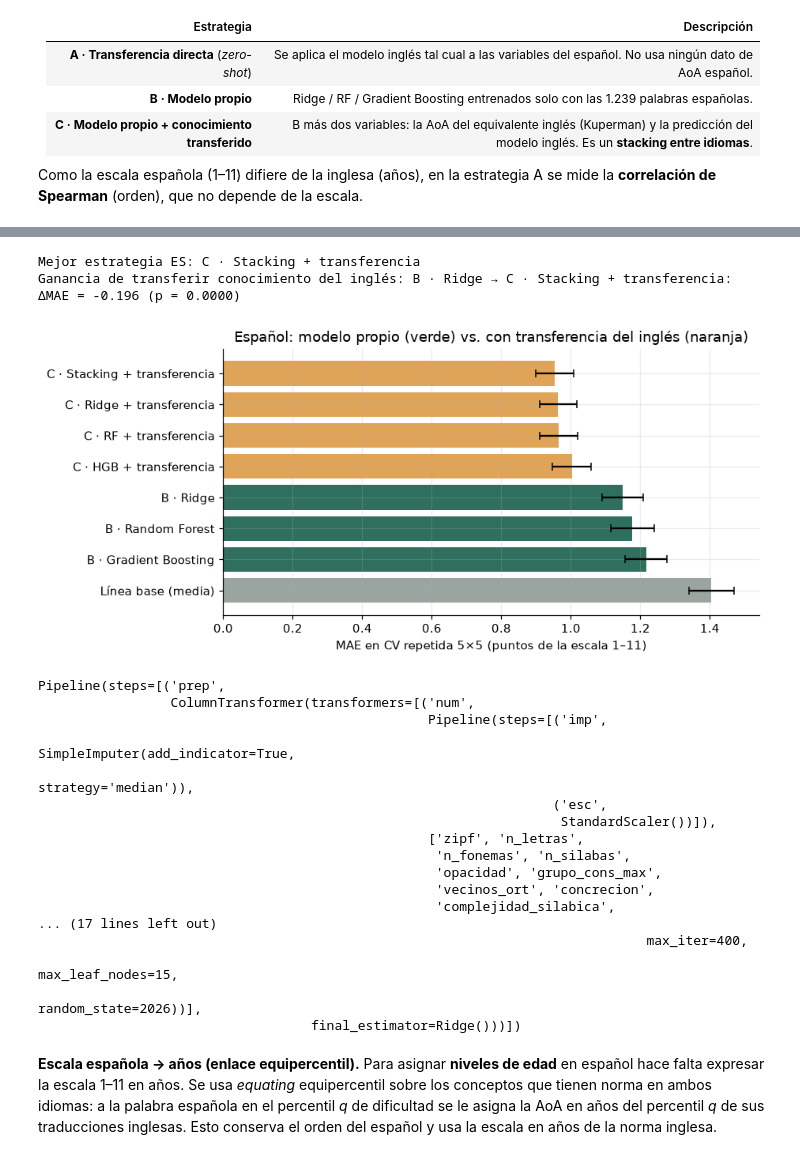
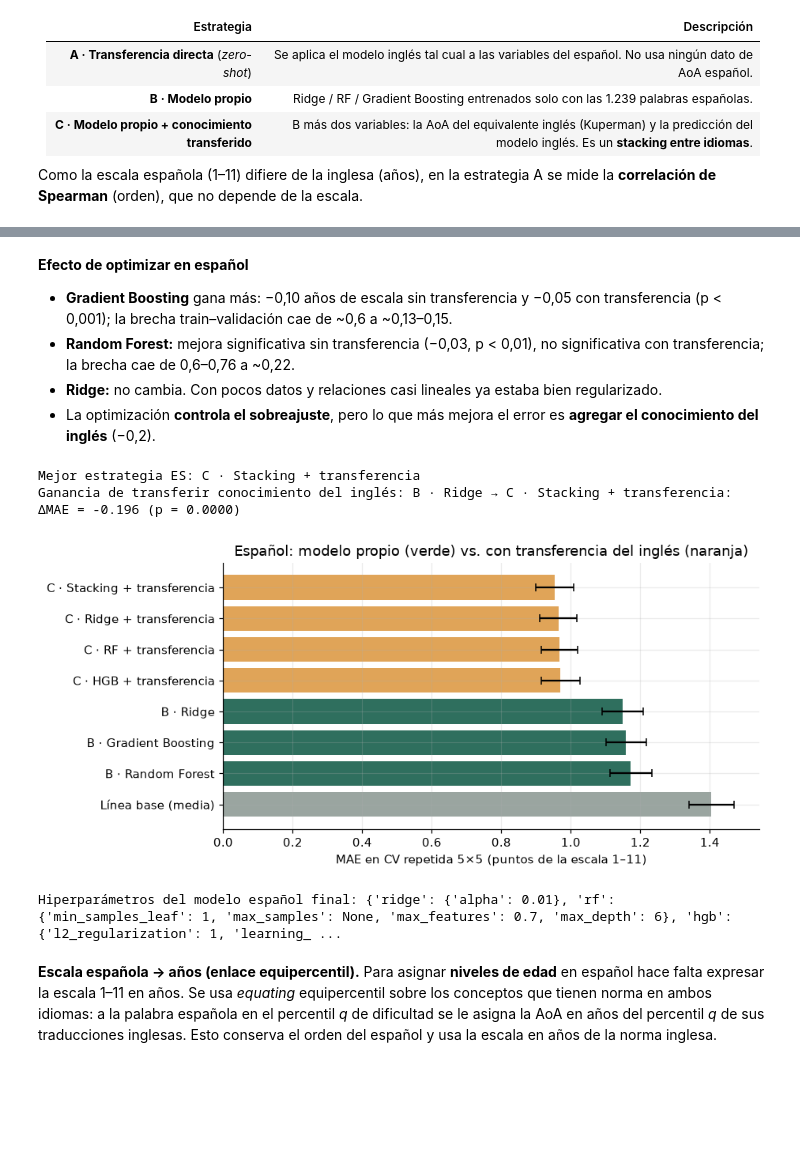
Before and after one commit to Zenith-AB/pino-app, a Jupyter notebook: eft-machine-learning/notebooks/pino_edad_adquisicion_palabras.ipynb, the cells around one changed output, grey strips where cells are left out. Saved outputs shown, nothing was run; the diff lists cells and outputs as text; code cells hidden in the pictures; blank space fills up the shorter version.

```diff
--- a/ep3-machine-learning/notebooks/pino_edad_adquisicion_palabras.ipynb
+++ b/eft-machine-learning/notebooks/pino_edad_adquisicion_palabras.ipynb
@@ -459,0 +611,11 @@ plt.tight_layout(); guardar(fig, "06_comparacion_modelos"); plt.show()
+# %%
+v = lambda n: comp.loc[n, "MAE val"]
+pares_ens = [("Bagging vs. un árbol", "Árbol de Decisión [default]", "Bagging (árboles) [default]"),
+             ("Random Forest vs. árbol optimizado", "Árbol de Decisión [optimizado]", "Random Forest [optimizado]"),
+             ("Gradient Boosting vs. árbol optimizado", "Árbol de Decisión [optimizado]", "Gradient Boosting [optimizado]"),
+             ("Gradient Boosting vs. Ridge", "Ridge [optimizado]", "Gradient Boosting [optimizado]"),
+             ("Voting vs. mejor modelo base", "Gradient Boosting [optimizado]", "Voting (Ridge+RF+HGB)"),
+             ("Stacking vs. mejor modelo base", "Gradient Boosting [optimizado]", "Stacking (Ridge+RF+HGB)")]
+aporte_ens = pd.DataFrame([{"comparación": c, "MAE referencia": v(a), "MAE ensamble": v(b), "mejora (años)": v(a) - v(b),
+                            "mejora (%)": 100 * (v(a) - v(b)) / v(a)} for c, a, b in pares_ens]).set_index("comparación")
+aporte_ens.round(4)
@@ -728,48 +961,37 @@ alpha Ridge (ES) elegido por CV: 3.1622776601683795
+# %% [markdown]
+**Efecto de optimizar en español**
+* **Gradient Boosting** gana más: −0,10 años de escala sin transferencia y −0,05 con transferencia (p < 0,001); la brecha train–validación cae de ~0,6 a ~0,13–0,15.
+* **Random Forest:** mejora significativa sin transferencia (−0,03, p < 0,01), no significativa con transferencia; la brecha cae de 0,6–0,76 a ~0,22.
+* **Ridge:** no cambia. Con pocos datos y relaciones casi lineales ya estaba bien regularizado.
+* La optimización **controla el sobreajuste**, pero lo que más mejora el error es **agregar el conocimiento del inglés** (−0,2).
 # %%
 mejor_es = tabla_es.drop(index=["Línea base (media)", "A · Transferencia directa (zero-shot)"]).sort_values("MAE").index[0]
 b_mejor = tabla_es.filter(like="B ·", axis=0).sort_values("MAE").index[0]
 dm, t, pval = ttest_corregido(-raw_es[b_mejor]["test_mae"], -raw_es[mejor_es]["test_mae"], int(len(es) * .8), len(es) - int(len(es) * .8))
 print(f"Mejor estrategia ES: {mejor_es}")
 print(f"Ganancia de transferir conocimiento del inglés: {b_mejor} → {mejor_es}: ΔMAE = {-dm:+.3f} (p = {pval:.4f})")
 
 fig, ax = plt.subplots(figsize=(8.5, 4))
 t = tabla_es.drop(index="A · Transferencia directa (zero-shot)").sort_values("MAE", ascending=False)
 ax.barh(t.index, t["MAE"], xerr=t["MAE d.e."], color=[C3 if "C ·" in i else (C1 if "B ·" in i else "#9aa5a0") for i in t.index], capsize=3)
 ax.set_xlabel("MAE en CV repetida 5×5 (puntos de la escala 1–11)"); ax.set_title("Español: modelo propio (verde) vs. con transferencia del inglés (naranja)")
 plt.tight_layout(); guardar(fig, "11_transferencia_es"); plt.show()
 
-modelo_es_def = {"C · Ridge + transferencia": Ridge(alpha=alpha_es), "C · RF + transferencia": RandomForestRegressor(**hp_rf),
-                 "C · HGB + transferencia": HistGradientBoostingRegressor(**hp_hgb), "B · Ridge": Ridge(alpha=alpha_es),
-                 "B · Random Forest": RandomForestRegressor(**hp_rf), "B · Gradient Boosting": HistGradientBoostingRegressor(**hp_hgb)}
-num_es_final = NUM_ES_C if "C ·" in mejor_es else NUM_ES
-modelo_es = (Pipeline([("prep", preprocesador(num=num_es_final)), ("modelo", modelo_es_def[mejor_es])])
-             if mejor_es in modelo_es_def else
-             Pipeline([("prep", preprocesador(num=NUM_ES_C)), ("modelo", StackingRegressor(
-                 [("ridge", Pipeline([("e", StandardScaler()), ("r", Ridge(alpha=alpha_es))])), ("rf", RandomForestRegressor(**hp_rf)),
-                  ("hgb", HistGradientBoostingRegressor(**hp_hgb))], final_estimator=Ridge(alpha=1.0), cv=5))]))
-if mejor_es not in modelo_es_def: num_es_final = NUM_ES_C
-modelo_es.fit(es[num_es_final + CAT], es["aoa"])
+fabrica, num_es_final = modelos_es[mejor_es]
+modelo_es = armar(fabrica(), num_es_final).fit(es[num_es_final + CAT], es["aoa"])
+
+def hiperparametros_es(m):
+    m = m.named_steps["modelo"]
+    sub = m.named_estimators_ if hasattr(m, "named_estimators_") else {"modelo": m}
+    return {n: {k.replace("r__", ""): (round(float(v), 4) if isinstance(v, (float, np.floating)) else v)
+                for k, v in s.best_params_.items()} for n, s in sub.items() if hasattr(s, "best_params_")}
+hp_es = hiperparametros_es(modelo_es)
+print("Hiperparámetros del modelo español final:", hp_es)
 # %% [output]
 Mejor estrategia ES: C · Stacking + transferencia
 Ganancia de transferir conocimiento del inglés: B · Ridge → C · Stacking + transferencia: ΔMAE = -0.196 (p = 0.0000)
-[figure, old version]
+[figure, new version]
-Pipeline(steps=[('prep',
-                 ColumnTransformer(transformers=[('num',
-                                                  Pipeline(steps=[('imp',
-                                                                   SimpleImputer(add_indicator=True,
-                                                                                 strategy='median')),
-                                                                  ('esc',
-                                                                   StandardScaler())]),
-                                                  ['zipf', 'n_letras',
-                                                   'n_fonemas', 'n_silabas',
-                                                   'opacidad', 'grupo_cons_max',
-                                                   'vecinos_ort', 'concrecion',
-                                                   'complejidad_silabica',
-... (17 lines left out)
-                                                                              max_iter=400,
-                                                                              max_leaf_nodes=15,
-                                                                              random_state=2026))],
-                                   final_estimator=Ridge()))])
+Hiperparámetros del modelo español final: {'ridge': {'alpha': 0.01}, 'rf': {'min_samples_leaf': 1, 'max_samples': None, 'max_features': 0.7, 'max_depth': 6}, 'hgb': {'l2_regularization': 1, 'learning_ ...
 # %% [markdown]
 **Escala española → años (enlace equipercentil).** Para asignar **niveles de edad** en español hace falta expresar la escala 1–11 en años. Se usa *equating* equipercentil sobre los conceptos que tienen norma en ambos idiomas: a la palabra española en el percentil *q* de dificultad se le asigna la AoA en años del percentil *q* de sus traducciones inglesas. Esto conserva el orden del español y usa la escala en años de la norma inglesa.
 # %%
```
Also changed, not shown: parts of 46 cells of this notebook, 58 other files.
